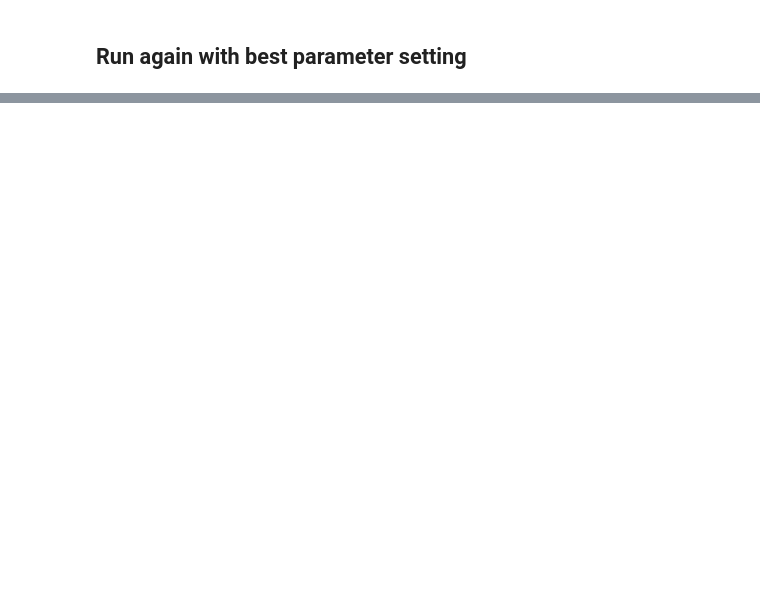
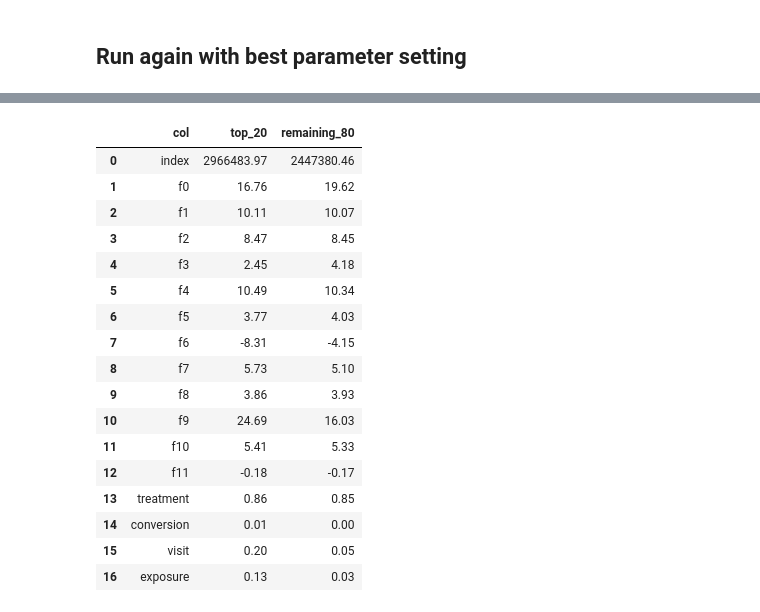
Before and after one commit to LingyiKong353/ML-Projects, a Jupyter notebook: Causal-Inference-In-Marketing/Causal Inference In Marketing.ipynb, the cells around one changed output, grey strips where cells are left out. Drawn from its saved outputs; the diff is of its cells as text; code cells hidden in the pictures; blank space fills up the shorter version.

```diff
--- a/Causal-Inference-In-Marketing/Causal Inference In Marketing.ipynb
+++ b/Causal-Inference-In-Marketing/Causal Inference In Marketing.ipynb
@@ -405,0 +454,30 @@ We will want to target around the first 20% or 45% of the population, as these h
+# %%
+df_top_20 = df.reset_index().query('index in @top_20_percent_individuals')
+top_20_means = df_top_20.mean().reset_index()
+top_20_means.columns = ['col', 'top_20']
+
+df_remaining_80 = df.reset_index().query('index in @remaining_80_percent_individuals')
+remaining_80_means = df_remaining_80.mean().reset_index()
+remaining_80_means.columns = ['col', 'remaining_80']
+
+group_means = top_20_means.merge(remaining_80_means, how='left', on='col')
+group_means
+# %% [output]
+|  | col | top_20 | remaining_80 |
+| 0 | index | 2966483.97 | 2447380.46 |
+| 1 | f0 | 16.76 | 19.62 |
+| 2 | f1 | 10.11 | 10.07 |
+| 3 | f2 | 8.47 | 8.45 |
+| 4 | f3 | 2.45 | 4.18 |
+| 5 | f4 | 10.49 | 10.34 |
+| 6 | f5 | 3.77 | 4.03 |
+| 7 | f6 | -8.31 | -4.15 |
+| 8 | f7 | 5.73 | 5.10 |
+| 9 | f8 | 3.86 | 3.93 |
+| 10 | f9 | 24.69 | 16.03 |
+| 11 | f10 | 5.41 | 5.33 |
+| 12 | f11 | -0.18 | -0.17 |
+| 13 | treatment | 0.86 | 0.85 |
+| 14 | conversion | 0.01 | 0.00 |
+| 15 | visit | 0.20 | 0.05 |
+| 16 | exposure | 0.13 | 0.03 |
```
Also changed, not shown: parts of 19 cells of this notebook.
